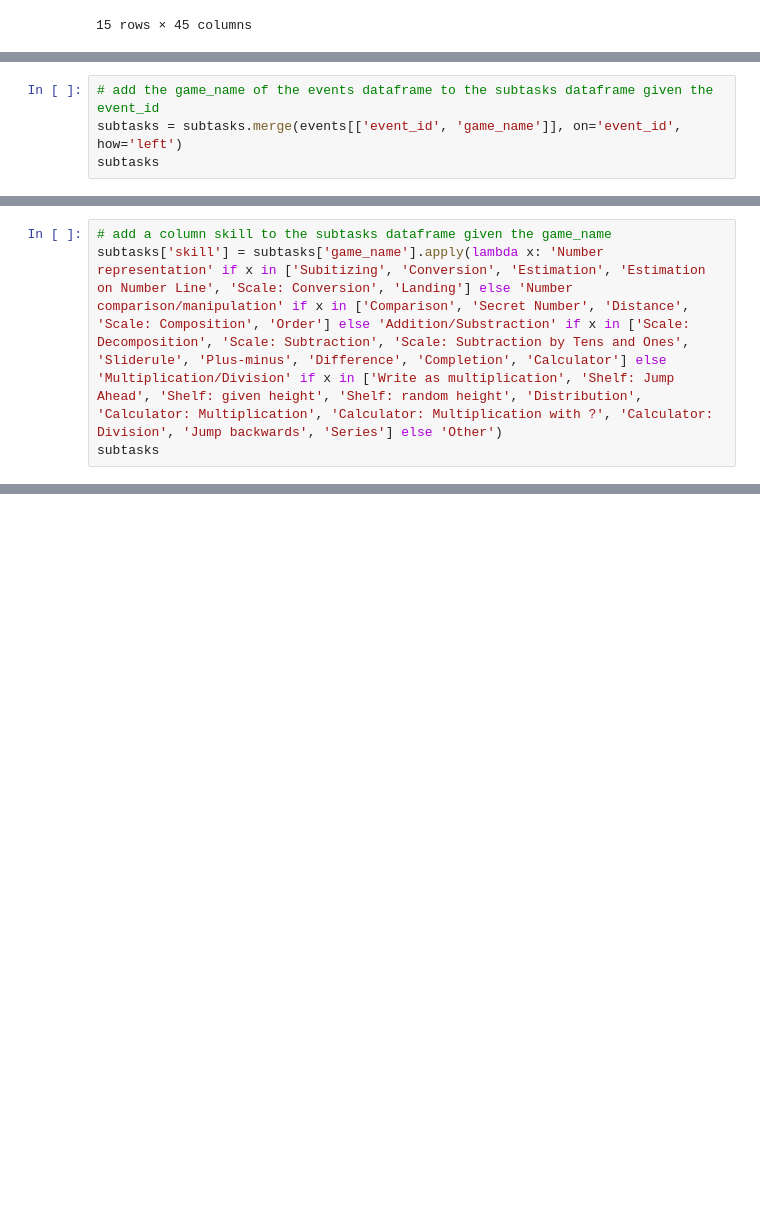
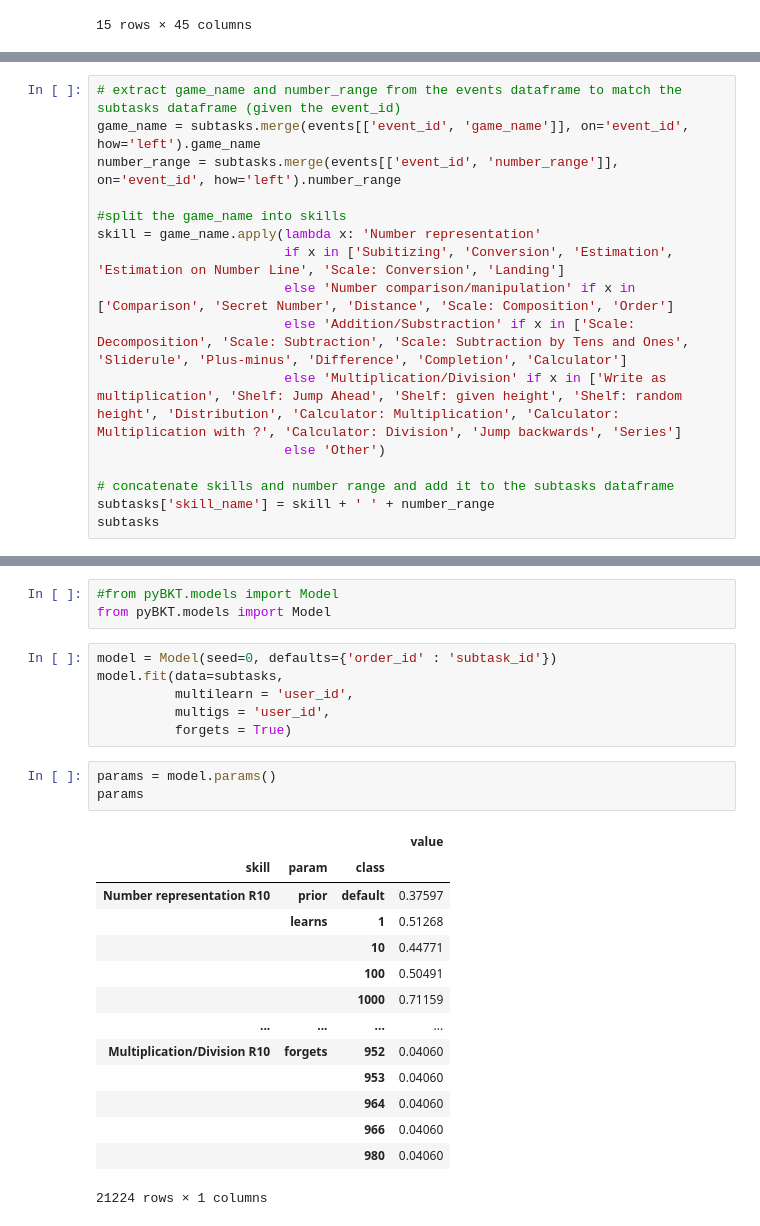
Before and after one commit to emmabhl/MLBD_Calcularis_Sectumsempra, a Jupyter notebook: notebook_Emma.ipynb, the cells around one changed output, grey strips where cells are left out. Saved outputs shown, nothing was run; the diff lists cells and outputs as text; blank space fills up the shorter version.

Commit message:
pyBKT model et merge skill and range

```diff
--- a/notebook_Emma.ipynb
+++ b/notebook_Emma.ipynb
@@ -68,7 +68,3 @@ users.head(15)
 | 12 | 13 | 880193 | 2022-10-18T20:33:14.044Z | 2022-10-18T20:53:07.434Z | 1193389 | fr | CA |
 | 13 | 14 | 39935928 | 2021-08-13T07:24:25.301Z | 2022-06-28T09:00:07.691Z | 88997711 | de | CH |
 | 14 | 15 | 45490997 | 2020-03-28T11:59:52.681Z | 2021-02-22T13:30:44.704Z | 68277226 | de | CH |
-# %%
-# add the game_name of the events dataframe to the subtasks dataframe given the event_id
-subtasks = subtasks.merge(events[['event_id', 'game_name']], on='event_id', how='left')
-subtasks
@@ -89,6 +71,18 @@ subtasks
 # %%
-# add a column skill to the subtasks dataframe given the game_name
-subtasks['skill'] = subtasks['game_name'].apply(lambda x: 'Number representation' if x in ['Subitizing', 'Conversion', 'Estimation', 'Estimation on Number Line', 'Scale: Conversion', 'Landing'] else 'Number comparison/manipulation' if x in ['Comparison', 'Secret Number', 'Distance', 'Scale: Composition', 'Order'] else 'Addition/Substraction' if x in ['Scale: Decomposition', 'Scale: Subtraction', 'Scale: Subtraction by Tens and Ones', 'Sliderule', 'Plus-minus', 'Difference', 'Completion', 'Calculator'] else 'Multiplication/Division' if x in ['Write as multiplication', 'Shelf: Jump Ahead', 'Shelf: given height', 'Shelf: random height', 'Distribution', 'Calculator: Multiplication', 'Calculator: Multiplication with ?', 'Calculator: Division', 'Jump backwards', 'Series'] else 'Other')
+# extract game_name and number_range from the events dataframe to match the subtasks dataframe (given the event_id)
+game_name = subtasks.merge(events[['event_id', 'game_name']], on='event_id', how='left').game_name
+number_range = subtasks.merge(events[['event_id', 'number_range']], on='event_id', how='left').number_range
+
+#split the game_name into skills
+skill = game_name.apply(lambda x: 'Number representation'
+                        if x in ['Subitizing', 'Conversion', 'Estimation', 'Estimation on Number Line', 'Scale: Conversion', 'Landing']
+                        else 'Number comparison/manipulation' if x in ['Comparison', 'Secret Number', 'Distance', 'Scale: Composition', 'Order']
+                        else 'Addition/Substraction' if x in ['Scale: Decomposition', 'Scale: Subtraction', 'Scale: Subtraction by Tens and Ones', 'Sliderule', 'Plus-minus', 'Difference', 'Completion', 'Calculator']
+                        else 'Multiplication/Division' if x in ['Write as multiplication', 'Shelf: Jump Ahead', 'Shelf: given height', 'Shelf: random height', 'Distribution', 'Calculator: Multiplication', 'Calculator: Multiplication with ?', 'Calculator: Division', 'Jump backwards', 'Series']
+                        else 'Other')
+
+# concatenate skills and number range and add it to the subtasks dataframe
+subtasks['skill_name'] = skill + ' ' + number_range
 subtasks
 # %% [output]
 |  | subtask_id | event_id | user_id | aim | answer | answerMode | availableNumbers | correct | ... |
@@ -106,0 +103,27 @@ subtasks
+# %%
+#from pyBKT.models import Model
+from pyBKT.models import Model
+# %%
+model = Model(seed=0, defaults={'order_id' : 'subtask_id'})
+model.fit(data=subtasks,
+          multilearn = 'user_id',
+          multigs = 'user_id',
+          forgets = True)
+# %%
+params = model.params()
+params
+# %% [output]
+|  |  |  | value |
+| skill | param | class |  |
+| Number representation R10 | prior | default | 0.37597 |
+|  | learns | 1 | 0.51268 |
+|  |  | 10 | 0.44771 |
+|  |  | 100 | 0.50491 |
+|  |  | 1000 | 0.71159 |
+| ... | ... | ... | ... |
+| Multiplication/Division R10 | forgets | 952 | 0.04060 |
+|  |  | 953 | 0.04060 |
+|  |  | 964 | 0.04060 |
+|  |  | 966 | 0.04060 |
+|  |  | 980 | 0.04060 |
+21224 rows × 1 columns
```
Also changed, not shown: parts of 3 cells of this notebook.
